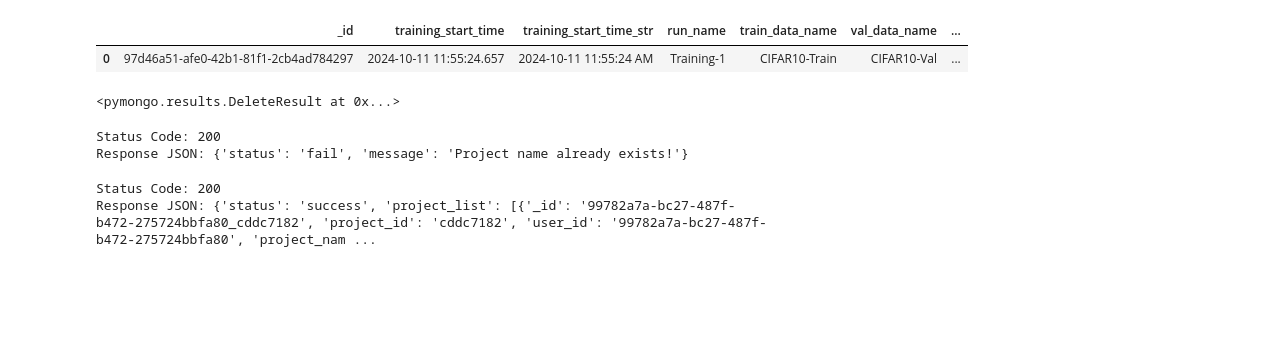
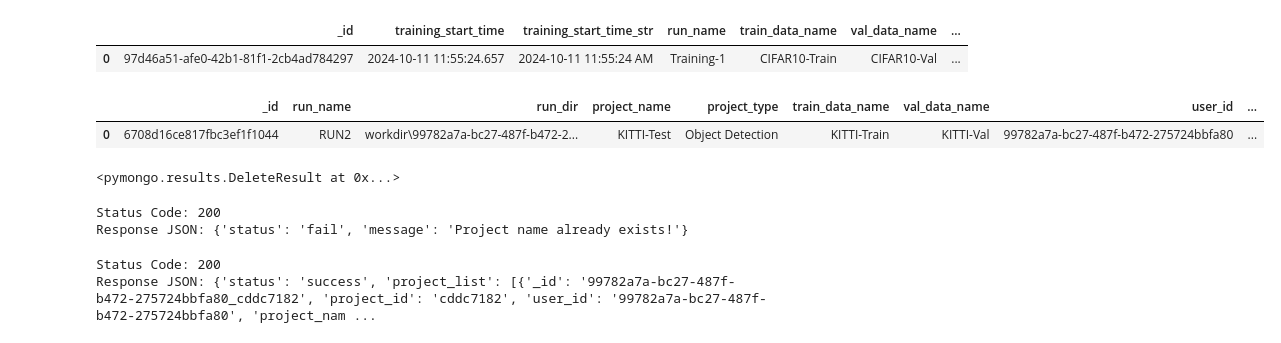
Before and after one commit to sarkarsachin57/ZELLA, a Jupyter notebook: backend/test.ipynb, the cells around one changed output. Cells and saved outputs as stored; diff of their text form; code cells hidden in the pictures; blank space fills up the shorter version.

```diff
--- a/backend/test.ipynb
+++ b/backend/test.ipynb
@@ -44,6 +44,11 @@ pd.DataFrame(mongodb['run_records'].find({"project_name" : "CIFAR10-TEST"}))
 # %% [output]
 |  | _id | training_start_time | training_start_time_str | run_name | train_data_name | val_data_name | ... |
 | 0 | 97d46a51-afe0-42b1-81f1-2cb4ad784297 | 2024-10-11 11:55:24.657 | 2024-10-11 11:55:24 AM | Training-1 | CIFAR10-Train | CIFAR10-Val | ... |
+# %%
+pd.DataFrame(mongodb['training_history'].find({"project_name" : "KITTI-Test", "run_name" : "RUN2"}))
+# %% [output]
+|  | _id | run_name | run_dir | project_name | project_type | train_data_name | val_data_name | user_id | ... |
+| 0 | 6708d16ce817fbc3ef1f1044 | RUN2 | workdir\99782a7a-bc27-487f-b472-2... | KITTI-Test | Object Detection | KITTI-Train | KITTI-Val | 99782a7a-bc27-487f-b472-275724bbfa80 | ... |
 # %%
 mongodb["projects"].delete_many({})
 # %% [output]
```
Also changed, not shown: 1 other file.
